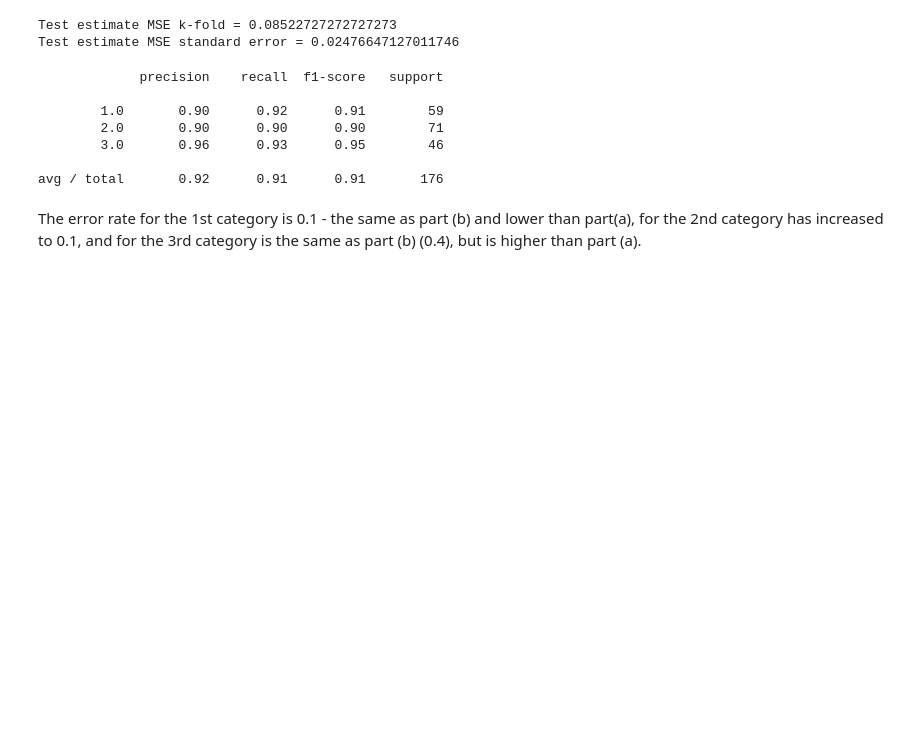
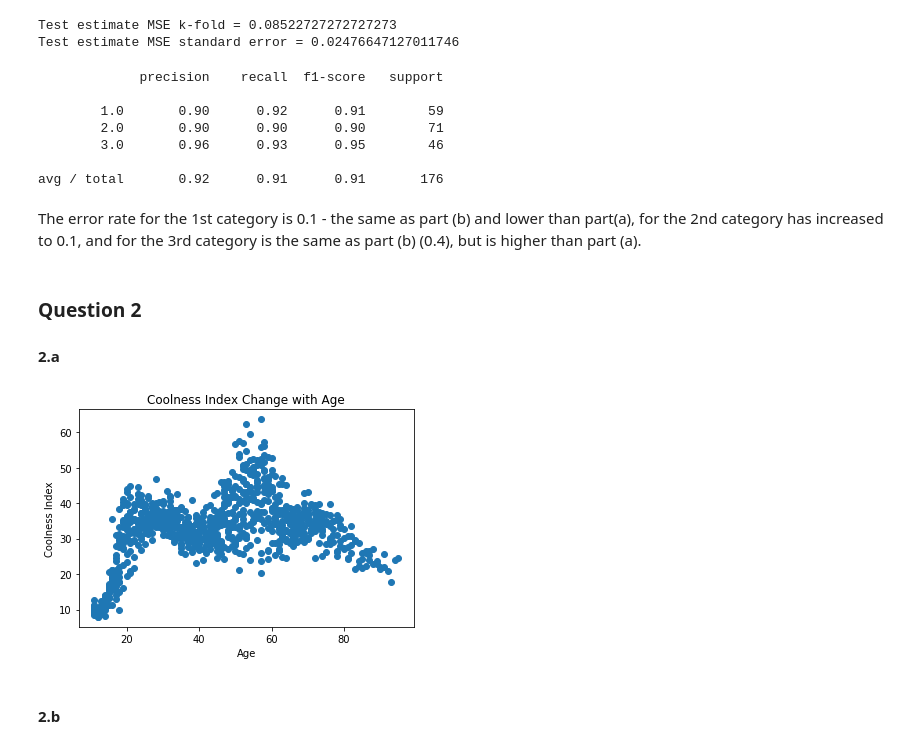
Before and after one commit to UC-MACSS/persp-model-econ_W19, a Jupyter notebook: ProblemSets/PS7/PS7.ipynb, the cells around one changed output. Saved outputs shown, nothing was run; the diff lists cells and outputs as text; code cells hidden in the pictures; blank space fills up the shorter version.

```diff
--- a/ProblemSets/PS7/PS7.ipynb
+++ b/ProblemSets/PS7/PS7.ipynb
@@ -156,3 +159,18 @@ print(classification_report(yt, yp))
 avg / total       0.92      0.91      0.91       176
 # %% [markdown]
 The error rate for the 1st category is 0.1 - the same as part (b) and lower than part(a), for the 2nd category has increased to 0.1, and for the 3rd category is the same as part (b) (0.4), but is higher than part (a).
+# %% [markdown]
+### Question 2
+#### 2.a
+# %%
+cool = pd.read_csv('data/CoolIndex.txt', names = ['age', 'coolness'])
+# %%
+plt.scatter(cool['age'], cool['coolness'])
+plt.xlabel('Age')
+plt.ylabel('Coolness Index')
+plt.title('Coolness Index Change with Age')
+plt.show()
+# %% [output]
+[figure, added]
+# %% [markdown]
+#### 2.b
```
Also changed, not shown: parts of 17 cells of this notebook.
